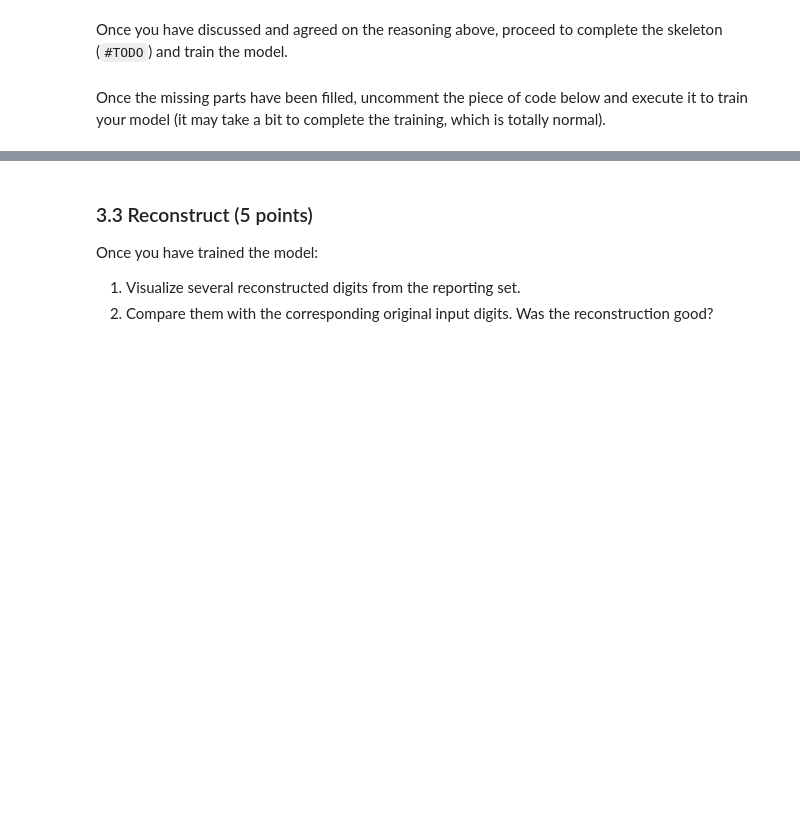
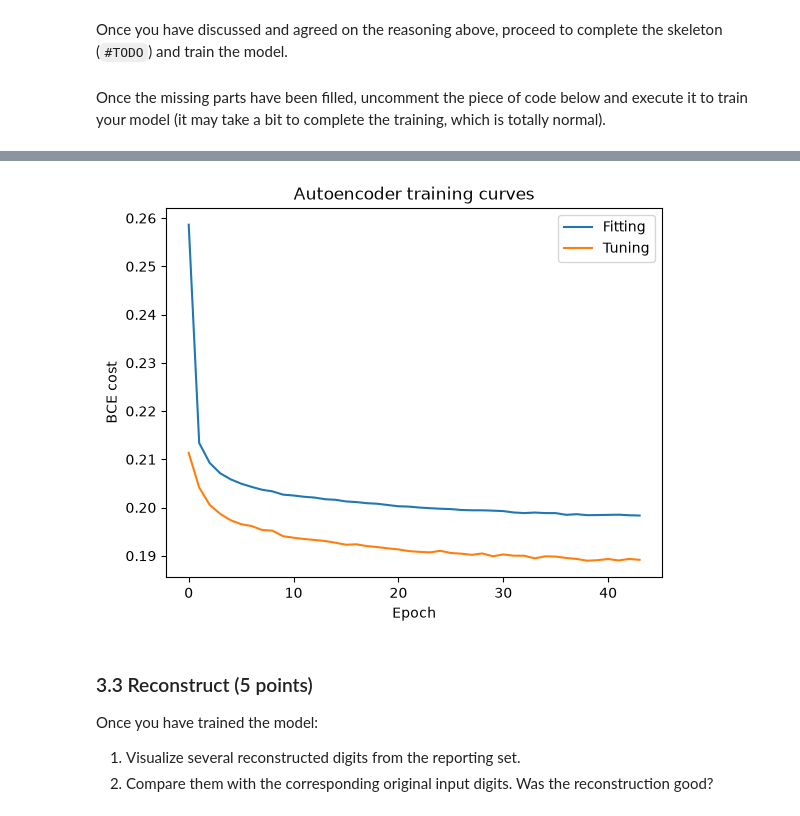
Before and after one commit to yxf9tv/lab-06-autoencoders, a Jupyter notebook: 06-autoencoders.ipynb, the cells around one changed output, grey strips where cells are left out. Saved outputs shown, nothing was run; the diff lists cells and outputs as text; code cells hidden in the pictures; blank space fills up the shorter version.

```diff
--- a/06-autoencoders.ipynb
+++ b/06-autoencoders.ipynb
@@ -51,7 +49,7 @@ Given the below dataset:
 - Wrap each data splitting as `DataLoader` object with a batch size of 128. Call them `fitting_loader`, `tuning_loader` and `reporting_loader`, respectively.
 # %%
 from sklearn.datasets import fetch_openml
-mnist = fetch_openml("mnist_784", version=1, as_frame=False, n_retries=5, delay=2)
+mnist = fetch_openml("mnist_784", version=1, as_frame=False, parser="liac-arff", n_retries=5, delay=2)
 X, y = mnist.data, mnist.target.astype(int)
 # %%
 import numpy as np
@@ -193,3 +215,11 @@ optimizer = None
+# %%
+# instantiate the autoencoder
+model = Autoencoder()
+
+# pixel values and the output of the decoder are in [0,1], so we use Binary Cross Entropy loss
+criterion = nn.BCELoss()
+
+optimizer = torch.optim.Adam(model.parameters(), lr=0.001, weight_decay=1e-5)
 # %%
 class EarlyStopping:
     def __init__(self, patience=10, min_delta=0.0):
@@ -227,11 +257,14 @@ def train_autoencoder(model, fitting_loader, tuning_loader, n_epochs=100, patien
         for X_batch, _ in fitting_loader:
             # --- Implement the standard training steps ---
 
-            outputs = None  # TODO: Forward pass for this batch
-            cost = None     # TODO: Compute the cost for this batch
-            # TODO: Backward pass (compute gradients)
-            # TODO: Update model parameters
-            # TODO: Set gradients equal to zero
+            outputs = model(X_batch)  # Forward pass for this batch
+            cost = criterion(outputs, X_batch)  # Compute the cost for this batch
+            # Backward pass (compute gradients)
+            cost.backward()
+            # Update model parameters
+            optimizer.step()
+            # Set gradients equal to zero
+            optimizer.zero_grad()
             fitting_cost += cost.item() * X_batch.size(0)
 
         fitting_cost /= len(fitting_loader.dataset)
@@ -241,8 +274,8 @@ def train_autoencoder(model, fitting_loader, tuning_loader, n_epochs=100, patien
         tuning_cost = 0.0
         with torch.no_grad():
             for X_batch, _ in tuning_loader:
-                outputs = None  # TODO: Forward pass for tuning data
-                cost = None     # TODO: Compute the tuning cost
+                outputs = model(X_batch)  # Forward pass for tuning data
+                cost = criterion(outputs, X_batch)  # Compute the tuning cost
                 tuning_cost += cost.item() * X_batch.size(0)
 
         tuning_cost /= len(tuning_loader.dataset)
@@ -264,4 +297,4 @@ def train_autoencoder(model, fitting_loader, tuning_loader, n_epochs=100, patien
 # %% [markdown]
 Once the missing parts have been filled, uncomment the piece of code below and execute it to train your model (it may take a bit to complete the training, which is totally normal).
 # %%
-# model, history = train_autoencoder(model, fitting_loader, tuning_loader, n_epochs=50, patience=5)
+model, history = train_autoencoder(model, fitting_loader, tuning_loader, n_epochs=50, patience=5)
@@ -270,3 +319,11 @@ Once the missing parts have been filled, uncomment the piece of code below and e
+# %%
+plt.plot(history["fitting"], label="Fitting")
+plt.plot(history["tuning"], label="Tuning")
+plt.xlabel("Epoch"); plt.ylabel("BCE cost"); plt.legend()
+plt.title("Autoencoder training curves")
+plt.show()
+# %% [output]
+[figure, added]
 # %% [markdown]
 ### 3.3 Reconstruct (5 points)
 
```
Also changed, not shown: parts of 17 cells of this notebook.
